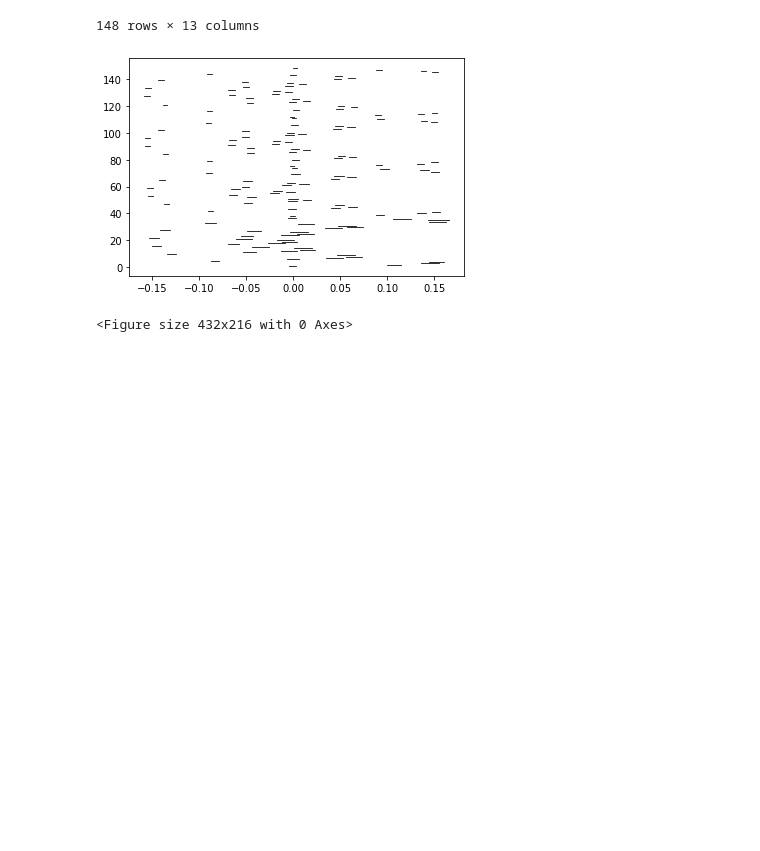
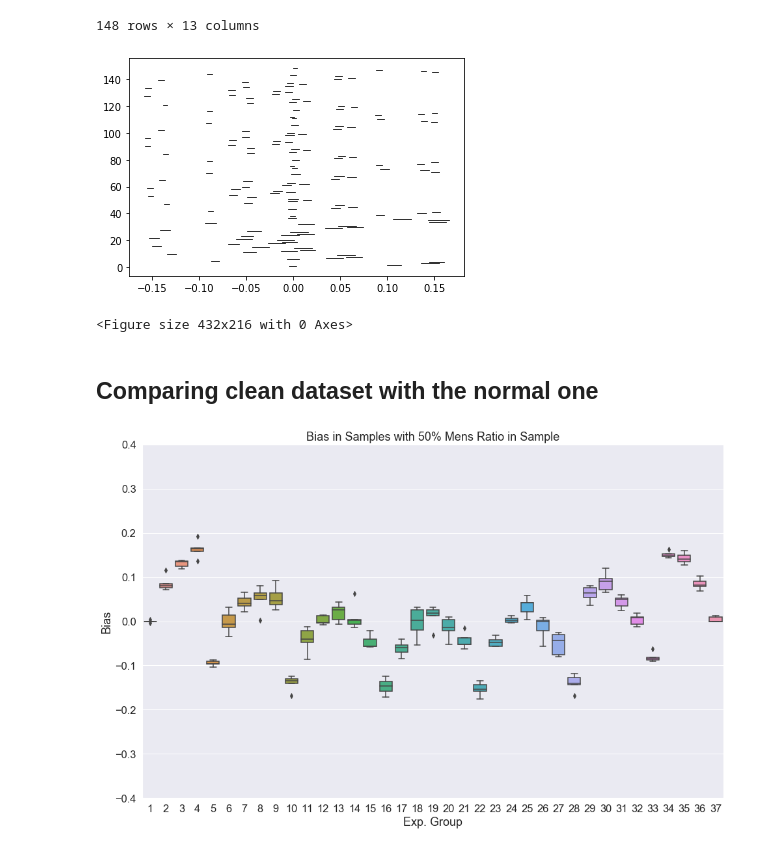
Before and after one commit to Viiviianee/BIASpects-bias-study, a Jupyter notebook: AccuracyEvaluation.ipynb, the cells around one changed output. Drawn from its saved outputs; the diff is of its cells as text; code cells hidden in the pictures; blank space fills up the shorter version.

Commit message:
Results NB for clean dataset

```diff
--- a/AccuracyEvaluation.ipynb
+++ b/AccuracyEvaluation.ipynb
@@ -31,6 +31,9 @@ with open('DF_Results_NB.pkl','rb') as f:
 
 with open('DF_Results_tree.pkl','rb') as f:
     data_tree=pickle.load(f)
+
+with open('DF_Results_SVM_CLEAN.pkl', 'rb') as f:
+    data_clean = pickle.load(f)
 # %% [markdown]
 # Calculate Accuracy and Bias
 # %% [markdown]
@@ -191,6 +225,11 @@ data_tree['Infomativeness_Difference']=data_tree['Informativeness Men']-data_tre
 data_tree['Infomativeness_Difference']=data_tree['Infomativeness_Difference'].round(2)
 # %%
 data.rename(columns={'Difference Probabilities':'Difference_Probabilities',
+                          'Probability Men':'Probability_Men',
+                          'Ratio Men':'Ratio_Men'},
+                 inplace=True)
+
+data_clean.rename(columns={'Difference Probabilities':'Difference_Probabilities',
                           'Probability Men':'Probability_Men',
                           'Ratio Men':'Ratio_Men'},
                  inplace=True)
@@ -1286,3 +1349,56 @@ plt.show()
 # %% [output]
 [figure]
 <Figure size 432x216 with 0 Axes>
+# %% [markdown]
+## Comparing clean dataset with the normal one
+# %%
+import matplotlib.pyplot as plt
+import seaborn as sns
+
+#Hypothesis 1
+sns.set_style("whitegrid")
+plt.figure(figsize=(16, 10))
+sns.set(font_scale=1.5)
+plt.title("Bias in Samples with Probability Differnce of Men and Women = 0" )
+ax = sns.boxplot(x="Exp. Group", y="Bias",data=data_d00,width=0.8)
+ax.set(ylim=(-0.4,0.4))
+ax
+
+ax.figure.savefig("hypothesis1.png")
+
+#Hypothesis 1 CLEAN
+sns.set_style("whitegrid")
+plt.figure(figsize=(16, 10))
+sns.set(font_scale=1.5)
+plt.title("Bias in Samples with Probability Differnce of Men and Women = 0" )
+ax = sns.boxplot(x="Exp. Group", y="Bias",data=data_d00_clean,width=0.8)
+ax.set(ylim=(-0.4,0.4))
+ax
+
+ax.figure.savefig("hypothesis1_clean.png")
+
+#Hypothesis 2
+%matplotlib inline
+sns.set_style("whitegrid")
+plt.figure(figsize=(16, 10))
+sns.set(font_scale=1.5)
+plt.title("Bias in Samples with 50% Mens Ratio in Sample")
+ax = sns.boxplot(x="Exp. Group", y="Bias",data=data_50,width=0.8)
+ax.set(ylim=(-0.4,0.4))
+ax
+
+ax.figure.savefig("hypothesis2.png")
+
+#Hypothesis 2 CLEAN
+%matplotlib inline
+sns.set_style("whitegrid")
+plt.figure(figsize=(16, 10))
+sns.set(font_scale=1.5)
+plt.title("Bias in Samples with 50% Mens Ratio in Sample")
+ax = sns.boxplot(x="Exp. Group", y="Bias",data=data_50_clean,width=0.8)
+ax.set(ylim=(-0.4,0.4))
+ax
+
+ax.figure.savefig("hypothesis2_clean.png")
+# %% [output]
+[figure, added]
```
Also changed, not shown: parts of 5 cells of this notebook, 6 other files.
